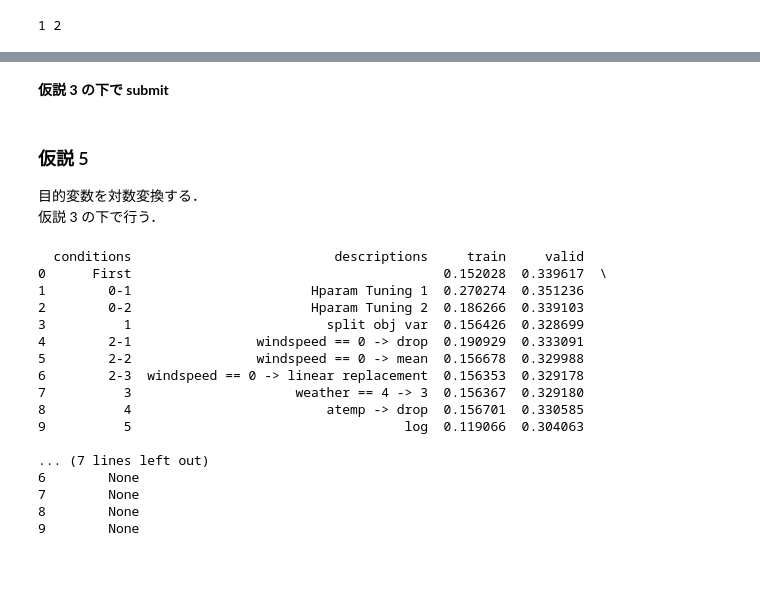
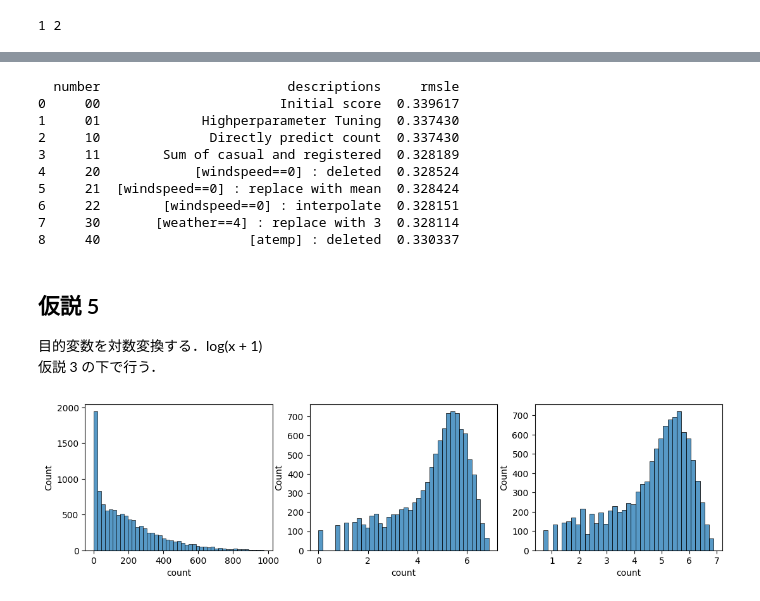
Before and after one commit to ryo-i1/bike, a Jupyter notebook: bike.ipynb, the cells around one changed output, grey strips where cells are left out. Cells and saved outputs as stored; diff of their text form; code cells hidden in the pictures; blank space fills up the shorter version.

```diff
--- a/bike.ipynb
+++ b/bike.ipynb
@@ -432,2 +277,0 @@ print(scores)
-# %% [markdown]
-**仮説 3 の下で submit**
@@ -448,47 +278,30 @@ if False:
+# %%
+sc = RF_Model_Sum(train_X_3.drop(columns=['atemp']),
+                  train_y_3,
+                  valid_X_3.drop(columns=['atemp']),
+                    valid_y_3)
+scores = add_score('40', '[atemp] : deleted', sc, scores)
+# %% [output]
+  number                        descriptions     rmsle
+0     00                       Initial score  0.339617
+1     01             Highperparameter Tuning  0.337430
+2     10              Directly predict count  0.337430
+3     11        Sum of casual and registered  0.328189
+4     20            [windspeed==0] : deleted  0.328524
+5     21  [windspeed==0] : replace with mean  0.328424
+6     22        [windspeed==0] : interpolate  0.328151
+7     30       [weather==4] : replace with 3  0.328114
+8     40                   [atemp] : deleted  0.330337
 # %% [markdown]
-### 仮説 5
-目的変数を対数変換する．
+## 仮説 5
+目的変数を対数変換する．log(x + 1)
 仮説 3 の下で行う．
-# %%
-train_y_log = np.log1p(train_y.loc[:, ['casual', 'registered']])
-valid_y_log = np.log1p(valid_y.loc[:, ['casual', 'registered']])
-
-model_registered = RFR(random_state=0, max_depth=20, min_samples_split=3, n_estimators=700, n_jobs=-1)
-model_registered.fit(train_X_3, train_y_log.loc[:, 'registered'])
-
-model_casual = RFR(random_state=0, max_depth=20, min_samples_split=3, n_estimators=700, n_jobs=-1)
-model_casual.fit(train_X_3, train_y_log.loc[:, 'casual'])
-
-train_pred_registered = model_registered.predict(train_X_3)
-train_pred_casual = model_casual.predict(train_X_3)
-train_pred_count = np.expm1(train_pred_registered) + np.expm1(train_pred_casual)
-
-valid_pred_registered = model_registered.predict(valid_X_2)
-valid_pred_casual = model_casual.predict(valid_X_2)
-valid_pred_count = np.expm1(valid_pred_registered) + np.expm1(valid_pred_casual)
-
-train_score = rmsle(train_y.loc[:, 'count'], train_pred_count)
-valid_score = rmsle(valid_y.loc[:, 'count'], valid_pred_count)
-
-sc = pd.DataFrame([['5', 'log', train_score, valid_score, None]], columns=scores_cols)
-if sc.values[0][0] not in scores.values:
-    scores = pd.concat([scores, sc], axis=0, ignore_index=True)
-print(scores)
-# %% [output]
-  conditions                          descriptions     train     valid
-0      First                                        0.152028  0.339617  \
-1        0-1                       Hparam Tuning 1  0.270274  0.351236
-2        0-2                       Hparam Tuning 2  0.186266  0.339103
-3          1                         split obj var  0.156426  0.328699
-4        2-1                windspeed == 0 -> drop  0.190929  0.333091
-5        2-2                windspeed == 0 -> mean  0.156678  0.329988
-6        2-3  windspeed == 0 -> linear replacement  0.156353  0.329178
-7          3                     weather == 4 -> 3  0.156367  0.329180
-8          4                         atemp -> drop  0.156701  0.330585
-9          5                                   log  0.119066  0.304063
-
-... (7 lines left out)
-6        None
-7        None
-8        None
-9        None
+# %%
+# 自然対数
+fig, axes = plt.subplots(1, 3, figsize=(13, 3))
+sns.histplot(train['count'], ax=axes[0])
+sns.histplot(np.log(train['count']), ax=axes[1])
+sns.histplot(np.log1p(train['count']), ax=axes[2])
+plt.show()
+# %% [output]
+[figure, added]
```
Also changed, not shown: parts of 49 cells of this notebook, 1 other file.
